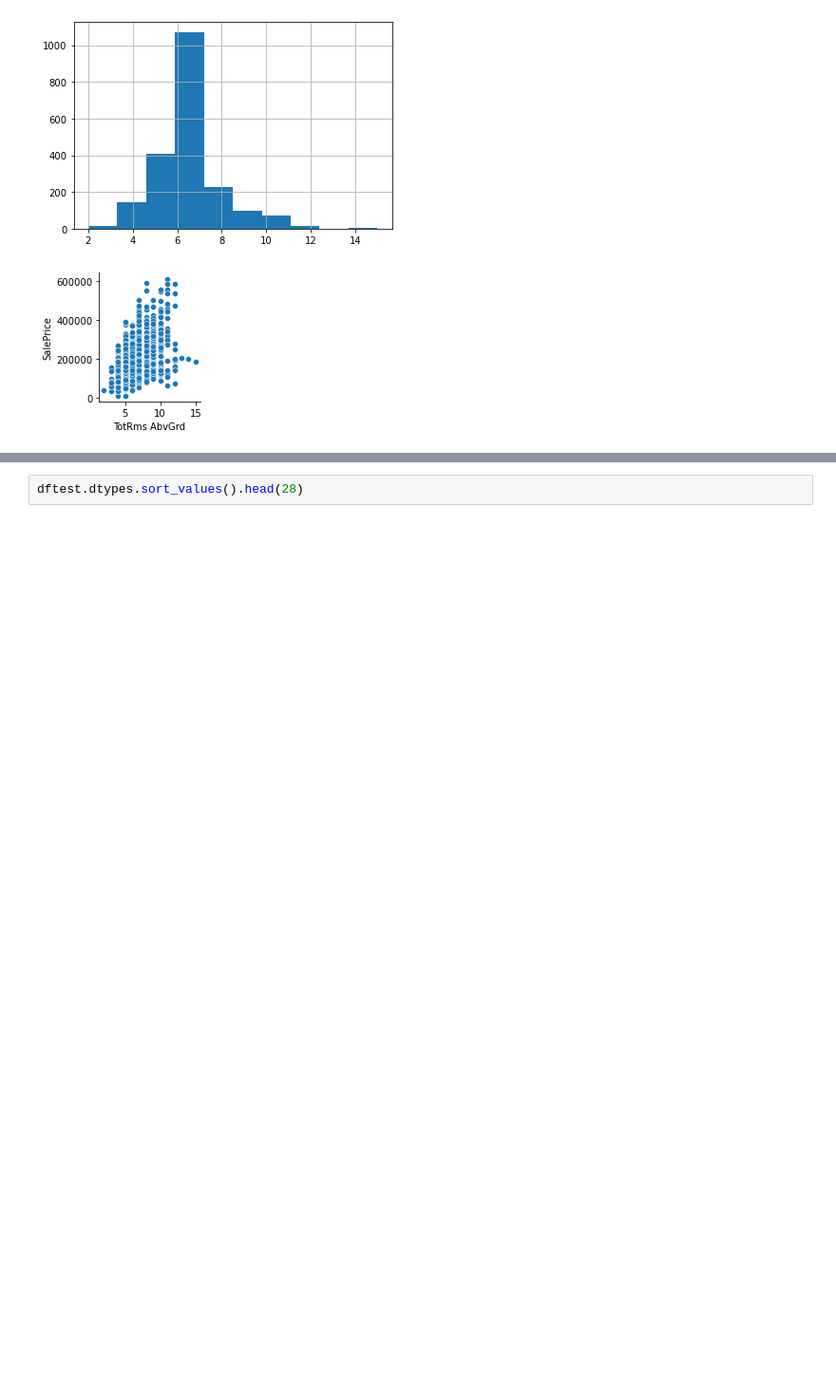
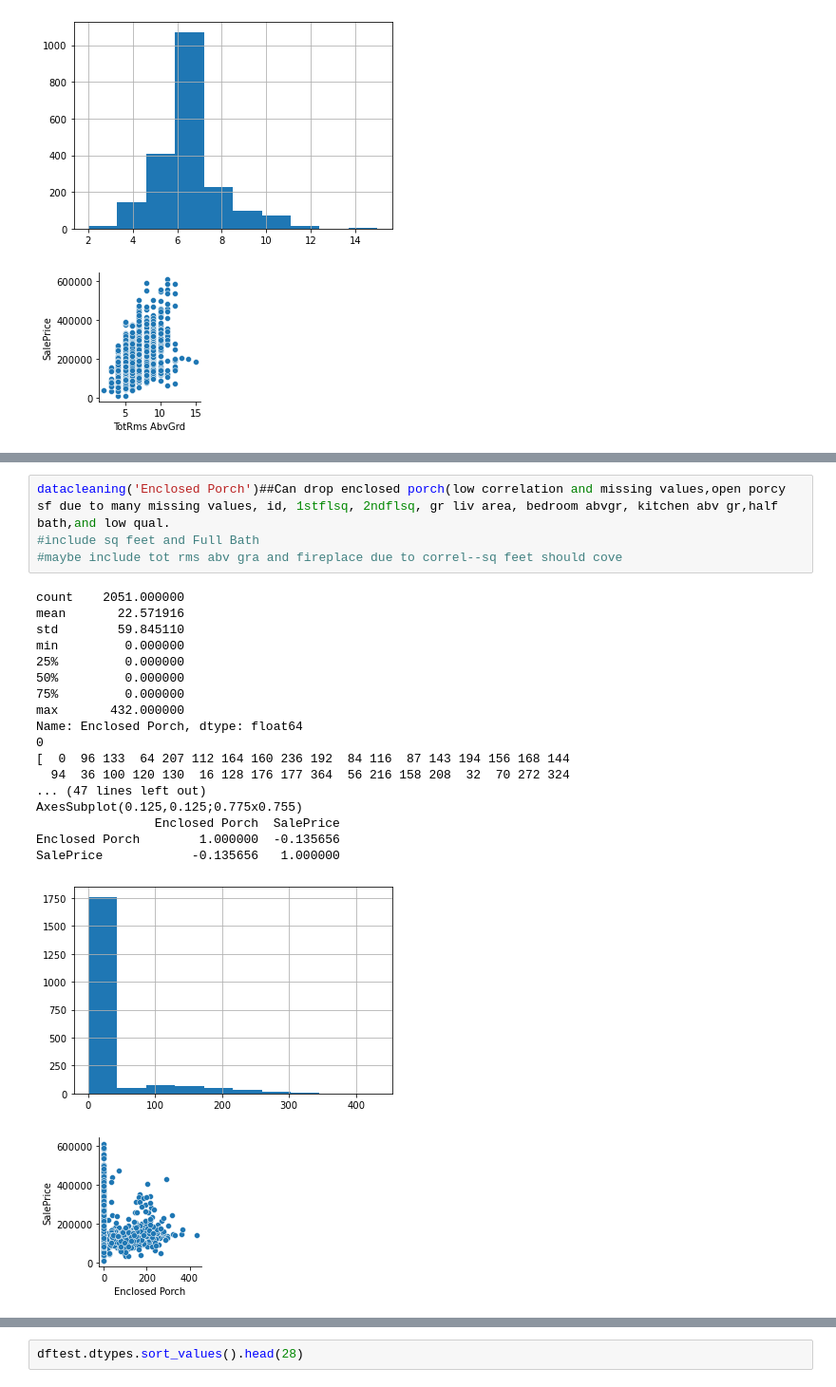
Before and after one commit to vivekbavda/Fair-Housing-Sale-Prices, a Jupyter notebook: VivekBavdaProject2AmesHousingAnalysis.ipynb, the cells around one changed output, grey strips where cells are left out. Shown: that part at 95% size. Saved outputs shown, nothing was run; the diff lists cells and outputs as text; blank space fills up the shorter version.

```diff
--- a/VivekBavdaProject2AmesHousingAnalysis.ipynb
+++ b/VivekBavdaProject2AmesHousingAnalysis.ipynb
@@ -435,0 +516,24 @@ SalePrice     0.471093   1.000000
+# %%
+datacleaning('Enclosed Porch')##Can drop enclosed porch(low correlation and missing values,open porcy sf due to many missing values, id, 1stflsq, 2ndflsq, gr liv area, bedroom abvgr, kitchen abv gr,half bath,and low qual.
+#include sq feet and Full Bath
+#maybe include tot rms abv gra and fireplace due to correl--sq feet should cove
+# %% [output]
+count    2051.000000
+mean       22.571916
+std        59.845110
+min         0.000000
+25%         0.000000
+50%         0.000000
+75%         0.000000
+max       432.000000
+Name: Enclosed Porch, dtype: float64
+0
+[  0  96 133  64 207 112 164 160 236 192  84 116  87 143 194 156 168 144
+  94  36 100 120 130  16 128 176 177 364  56 216 158 208  32  70 272 324
+... (47 lines left out)
+AxesSubplot(0.125,0.125;0.775x0.755)
+                Enclosed Porch  SalePrice
+Enclosed Porch        1.000000  -0.135656
+SalePrice            -0.135656   1.000000
+[figure, added]
+[figure, added]
```
Also changed, not shown: parts of 41 cells of this notebook.
